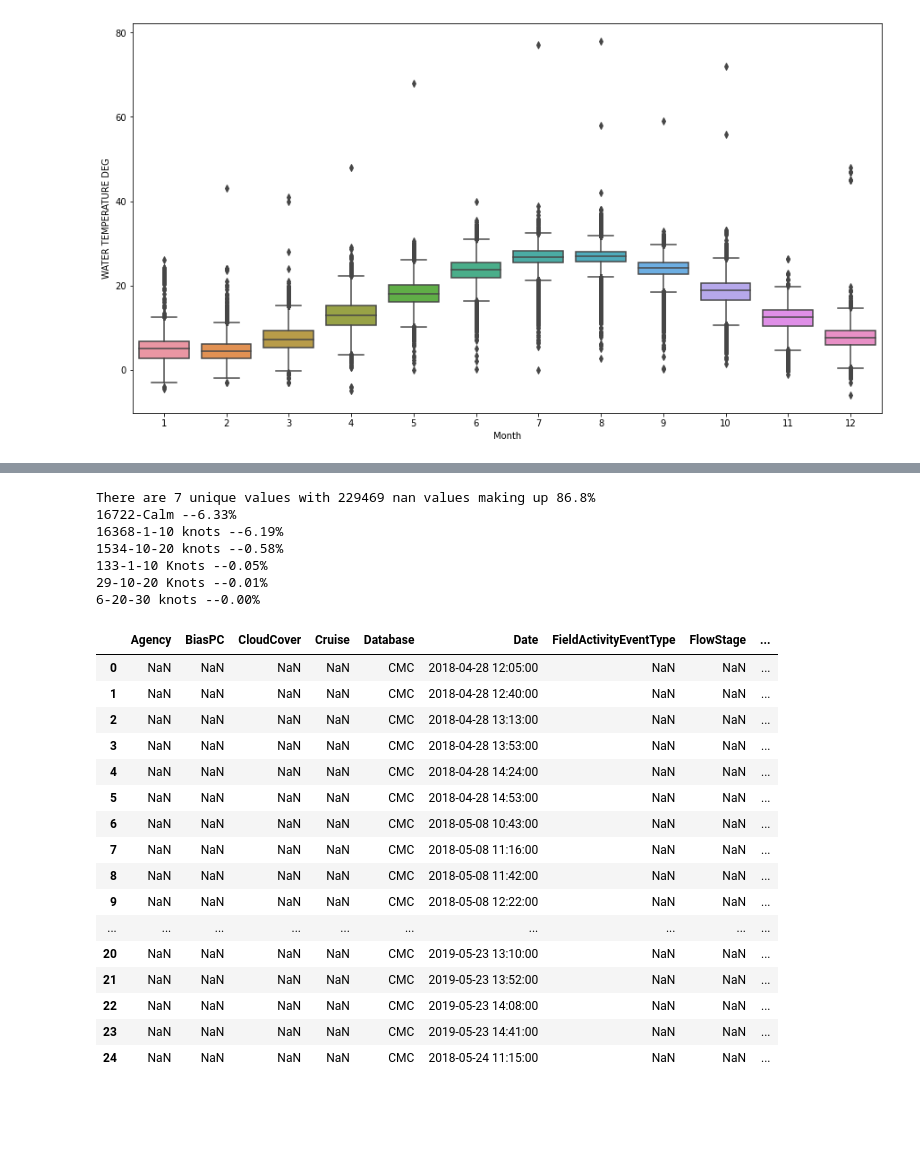
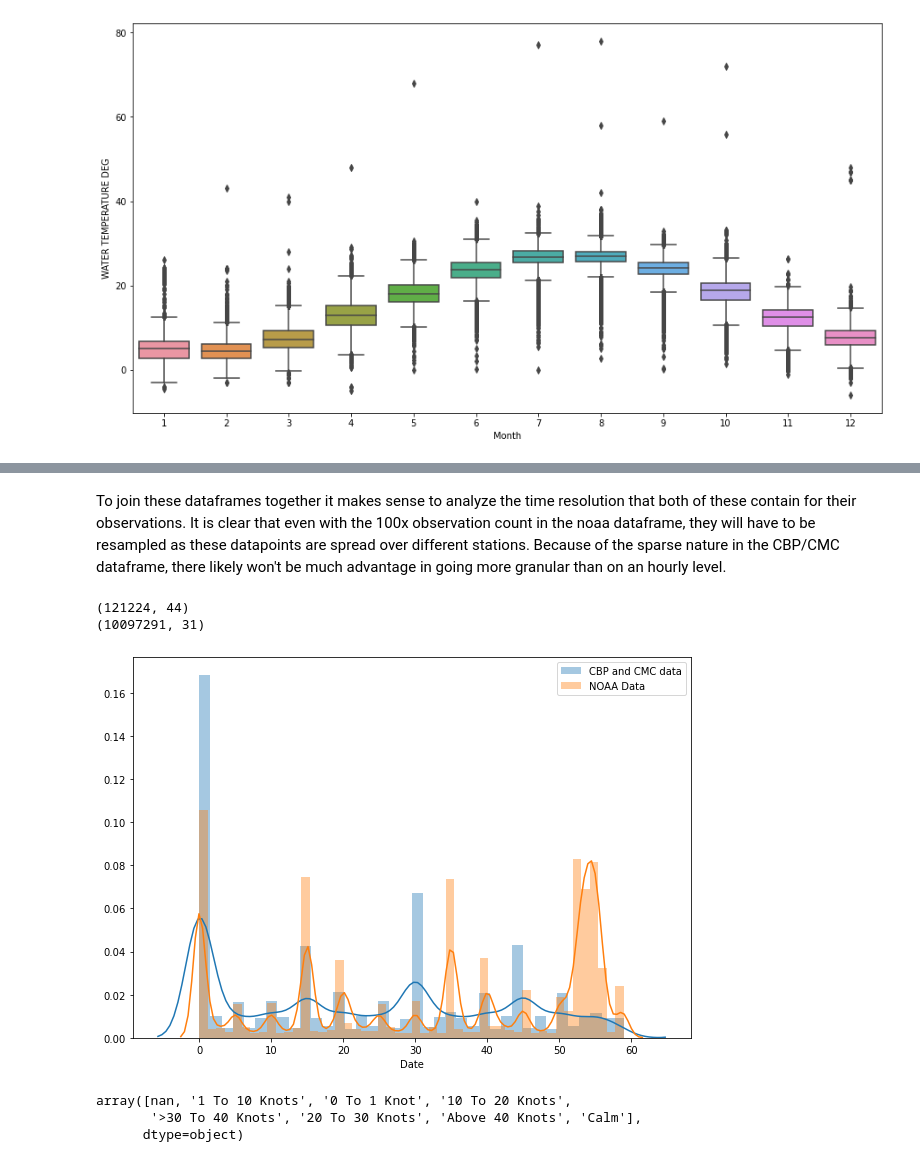
Before and after one commit to coreyryanhanson/hackthebay, a Jupyter notebook: datagathering.ipynb, the cells around one changed output, grey strips where cells are left out. Cells and saved outputs as stored; diff of their text form; code cells hidden in the pictures; blank space fills up the shorter version.

Commit message:
further eda with new noaa data

```diff
--- a/datagathering.ipynb
+++ b/datagathering.ipynb
@@ -565,30 +399,14 @@ There are 23 unique values with 148540 nan values making up 56.2%
-# %%
-full_value_counts(df[df["Database"]=="CMC"], "WindSpeed")
-# %% [output]
-There are 7 unique values with 229469 nan values making up 86.8%
-16722-Calm --6.33%
-16368-1-10 knots --6.19%
-1534-10-20 knots --0.58%
-133-1-10 Knots --0.05%
-29-10-20 Knots --0.01%
-6-20-30 knots --0.00%
-# %%
-df.iloc[0:25,0:12]
-# %% [output]
-|  | Agency | BiasPC | CloudCover | Cruise | Database | Date | FieldActivityEventType | FlowStage | ... |
-| 0 | NaN | NaN | NaN | NaN | CMC | 2018-04-28 12:05:00 | NaN | NaN | ... |
-| 1 | NaN | NaN | NaN | NaN | CMC | 2018-04-28 12:40:00 | NaN | NaN | ... |
-| 2 | NaN | NaN | NaN | NaN | CMC | 2018-04-28 13:13:00 | NaN | NaN | ... |
-| 3 | NaN | NaN | NaN | NaN | CMC | 2018-04-28 13:53:00 | NaN | NaN | ... |
-| 4 | NaN | NaN | NaN | NaN | CMC | 2018-04-28 14:24:00 | NaN | NaN | ... |
-| 5 | NaN | NaN | NaN | NaN | CMC | 2018-04-28 14:53:00 | NaN | NaN | ... |
-| 6 | NaN | NaN | NaN | NaN | CMC | 2018-05-08 10:43:00 | NaN | NaN | ... |
-| 7 | NaN | NaN | NaN | NaN | CMC | 2018-05-08 11:16:00 | NaN | NaN | ... |
-| 8 | NaN | NaN | NaN | NaN | CMC | 2018-05-08 11:42:00 | NaN | NaN | ... |
-| 9 | NaN | NaN | NaN | NaN | CMC | 2018-05-08 12:22:00 | NaN | NaN | ... |
-| ... | ... | ... | ... | ... | ... | ... | ... | ... | ... |
-| 20 | NaN | NaN | NaN | NaN | CMC | 2019-05-23 13:10:00 | NaN | NaN | ... |
-| 21 | NaN | NaN | NaN | NaN | CMC | 2019-05-23 13:52:00 | NaN | NaN | ... |
-| 22 | NaN | NaN | NaN | NaN | CMC | 2019-05-23 14:08:00 | NaN | NaN | ... |
-| 23 | NaN | NaN | NaN | NaN | CMC | 2019-05-23 14:41:00 | NaN | NaN | ... |
-| 24 | NaN | NaN | NaN | NaN | CMC | 2018-05-24 11:15:00 | NaN | NaN | ... |
+# %% [markdown]
+To join these dataframes together it makes sense to analyze the time resolution that both of these contain for their observations. It is clear that even with the 100x observation count in the noaa dataframe, they will have to be resampled as these datapoints are spread over different stations. Because of the sparse nature in the CBP/CMC dataframe, there likely won't be much advantage in going more granular than on an hourly level.
+# %%
+plt.figure(figsize=(10,7))
+sns.distplot(cbp_cmc_df["Date"].dt.minute, label="CBP and CMC data")
+sns.distplot(noaa_df["Date"].dt.minute, label="NOAA Data")
+plt.legend()
+print(cbp_cmc_df.shape)
+print(noaa_df.shape)
+plt.show()
+# %% [output]
+(121224, 44)
+(10097291, 31)
+[figure, added]
@@ -594,0 +427,6 @@ df.iloc[0:25,0:12]
+# %%
+cbp_cmc_hourly["WindSpeed"].unique()
+# %% [output]
+array([nan, '1 To 10 Knots', '0 To 1 Knot', '10 To 20 Knots',
+       '>30 To 40 Knots', '20 To 30 Knots', 'Above 40 Knots', 'Calm'],
+      dtype=object)
```
Also changed, not shown: parts of 27 cells of this notebook, 2 other files.
